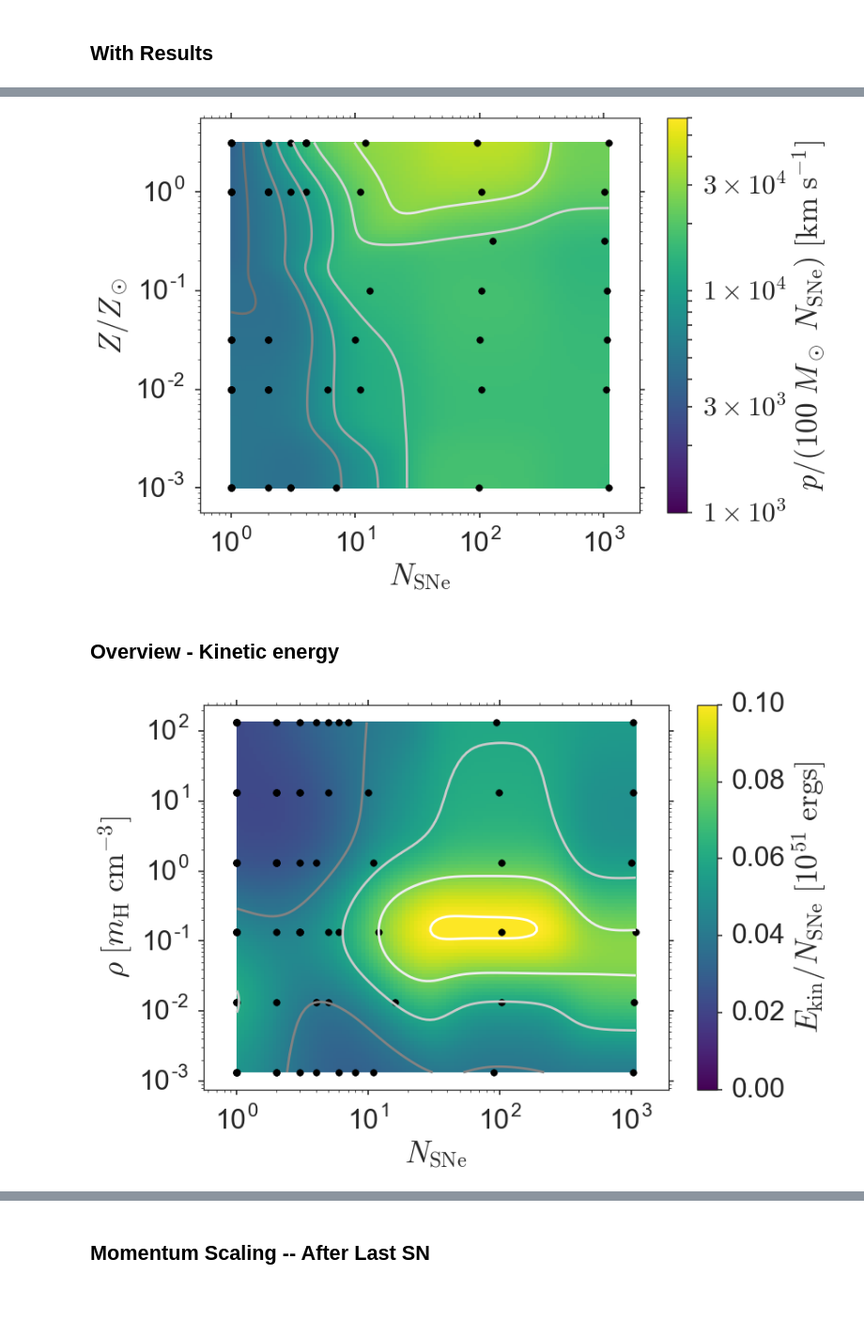
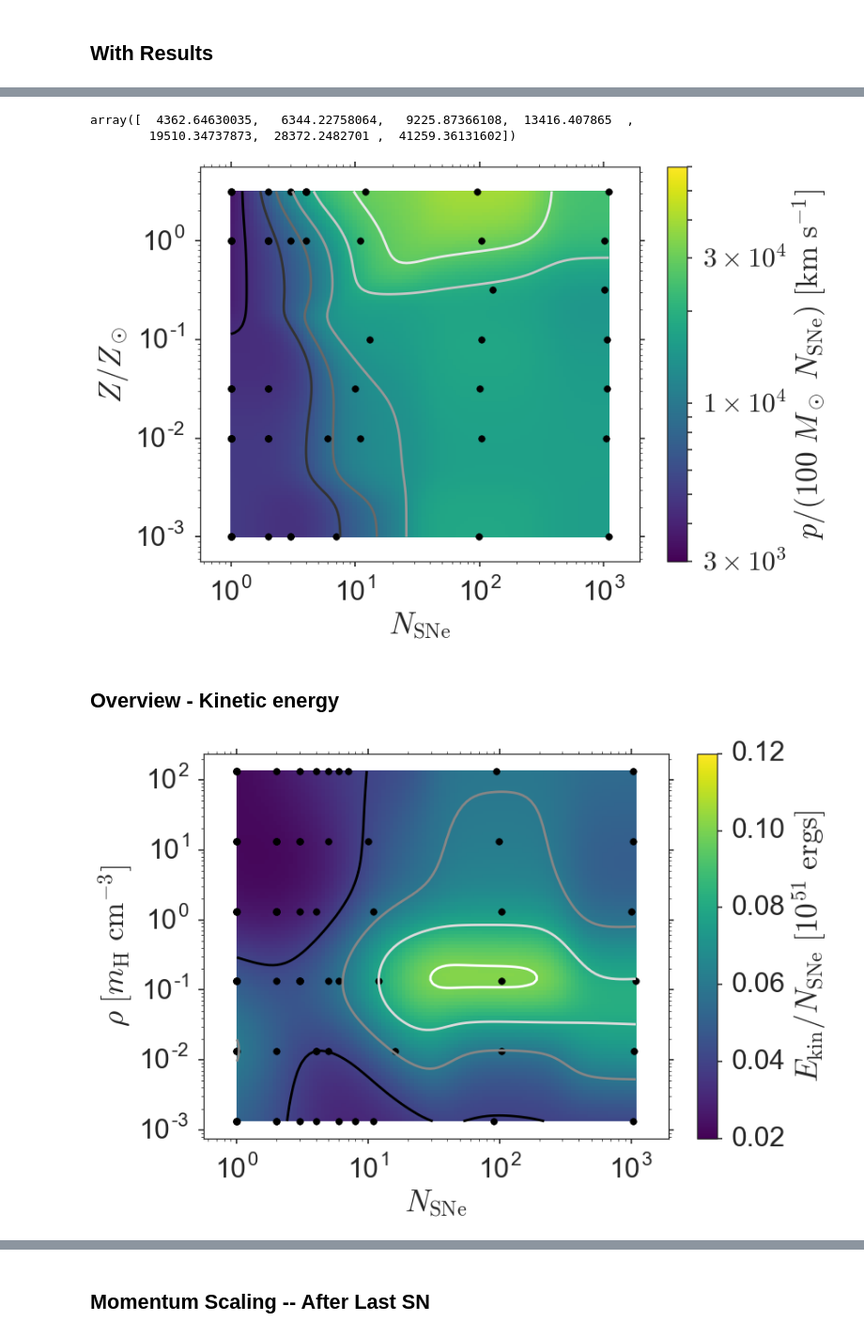
Before and after one commit to egentry/clustered_SNe, a Jupyter notebook: analysis/publication_plots.ipynb, the cells around one changed output, grey strips where cells are left out. Shown at 94% size. Cells and saved outputs as stored; diff of their text form; code cells hidden in the pictures; blank space fills up the shorter version.

Commit message:
significant changes to MRT; added new plots; improved plots

```diff
--- a/analysis/publication_plots.ipynb
+++ b/analysis/publication_plots.ipynb
@@ -387,3 +391,8 @@ plt.savefig(plot_filename + ".png")
+# %%
+np.logspace(np.log10(3e3),np.log10(6e4),num=7+2)[1:-1]
+# %% [output]
+array([  4362.64630035,   6344.22758064,   9225.87366108,  13416.407865  ,
+        19510.34737873,  28372.2482701 ,  41259.36131602])
 # %%
 mask = aggregated_results.usable & (aggregated_results.num_SNe>=1) \
     & np.isclose(aggregated_results.densities, 1.33*m_proton, atol=0)
@@ -409,18 +418,18 @@ zs = rbf_interpolate_logloglog(xin, yin, zin, xs, ys, spacing_x, spacing_y)
 plt.pcolor(xs, ys, zs, cmap=plt.cm.viridis,
 #            vmin=0,
 #            vmax=6e4,
-           norm=LogNorm(vmin=1e3, vmax=6e4),
+           norm=LogNorm(vmin=3e3, vmax=6e4),
 #            norm=LogNorm(vmin=10**3, vmax=10**5),
            edgecolors="none",
           )
 plt.colorbar(label=r"$ p / (100$ $ M_\odot$ $ N_\mathrm{SNe}) $ $[\mathrm{km}$ $\mathrm{s}^{-1}]$",
-             ticks=[1e3,2e3,3e3,4e3,5e3,6e3,7e3,8e3,9e3,1e4,2e4,3e4,4e4,5e4,6e4,7e4,8e4,9e4,1e5],
+             ticks=[3e3,4e3,5e3,6e3,7e3,8e3,9e3,1e4,2e4,3e4,4e4,5e4,6e4,7e4,8e4,9e4,1e5],
              format=ticker.FuncFormatter(momentum_tick_formatter),
             )
 plt.contour(xs,ys,
 #             scipy.ndimage.filters.gaussian_filter(zs,3),
             zs,
-            levels=np.logspace(np.log10(1e3),np.log10(6e4),num=12),
+            levels=np.logspace(np.log10(3e3),np.log10(6e4),num=7+2)[1:-1],
 #             levels=np.linspace(0,60000,num=10),
             cmap=plt.cm.Greys_r,
             locator=ticker.LogLocator(),
@@ -442,7 +451,7 @@ plt.savefig(plot_filename + ".eps")
 plt.savefig(plot_filename + ".pdf")
 plt.savefig(plot_filename + ".png")
 # %% [output]
-[figure, old version]
+[figure, new version]
 # %% [markdown]
 ## Overview - Kinetic energy
 # %%
@@ -470,37 +479,37 @@ spacing_x = .3
 spacing_y = .6
 zs = rbf_interpolate_loglog(xin, yin, zin, xs, ys, spacing_x, spacing_y)
 
 plt.pcolor(xs, ys, zs/1e51, cmap=plt.cm.viridis,
 #            norm=LogNorm(),
-           vmin=0, vmax=.1,
+           vmin=.02, vmax=.12,
            edgecolors="none")
 plt.colorbar(label=r"$ E_\mathrm{kin}/N_\mathrm{SNe} $ $[10^{51}$ $ \mathrm{ergs}]$",
-             ticks= np.linspace(0,.1, num=6))
+             ticks= np.linspace(.02,.12, num=4+2))
 plt.contour(xs,ys,
 #             scipy.ndimage.filters.gaussian_filter(zs,3),
             zs/1e51,
-            levels = np.linspace(0,.1, num=6),
+            levels = np.linspace(.02,.12, num=4+2)[1:-1],
             cmap=plt.cm.Greys_r,
             locator=ticker.LogLocator(),
             norm=LogNorm()
            )
 plt.xlabel(r"$ N_\mathrm{SNe}$")
 plt.ylabel(r"$ \rho $ $[m_\mathrm{H}$ $\mathrm{cm}^{-3}]$")
 plt.xscale("log")
 plt.yscale("log")
 plt.scatter(aggregated_results.num_SNe[mask],
             aggregated_results.densities[mask] / m_proton,
             color="k",s=60)
 plt.xlim(xs.min()*10**-.25, xs.max()*10**.25)
 plt.ylim(ys.min()*10**-.25, ys.max()*10**.25)
 
 plt.tight_layout()
 plot_filename = os.path.join(plots_dir, "energy_overview-density")
 plt.savefig(plot_filename + ".eps")
 plt.savefig(plot_filename + ".pdf")
 plt.savefig(plot_filename + ".png")
 # %% [output]
-[figure, old version]
+[figure, new version]
 # %%
 mask = aggregated_results.usable & (aggregated_results.num_SNe>=1) \
     & np.isclose(aggregated_results.densities, 1.33*m_proton, atol=0)
```
Also changed, not shown: parts of 55 cells of this notebook.
